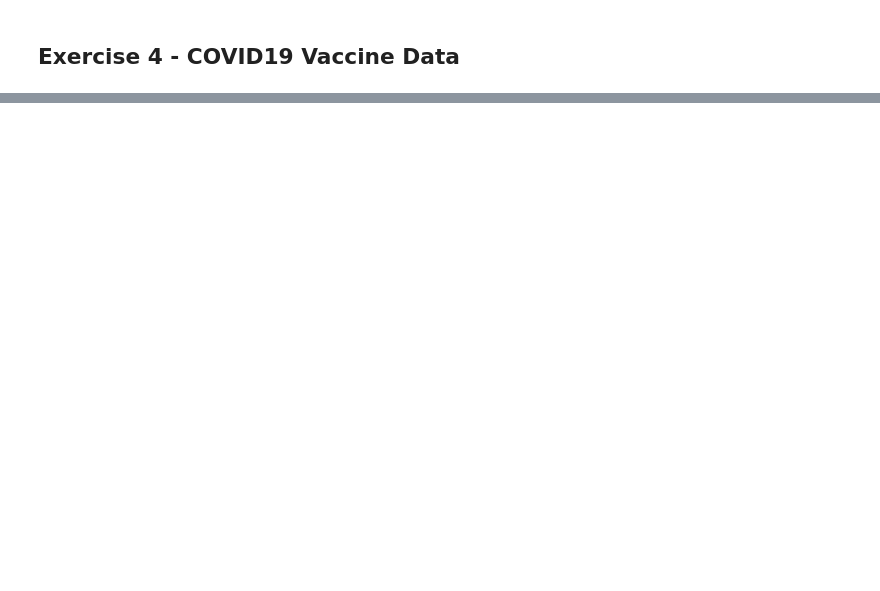
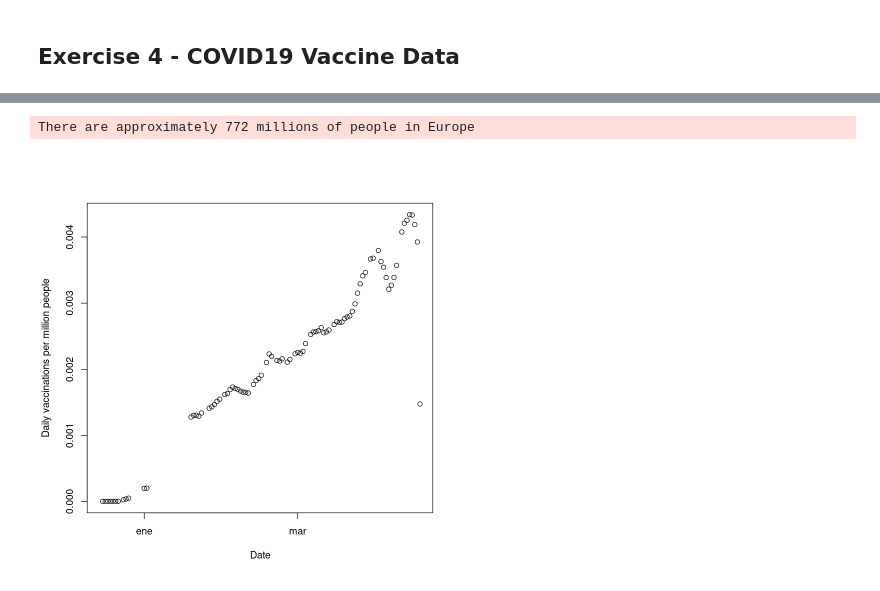
Before and after one commit to eigen-carmona/AdvStats, a Jupyter notebook: lab1/Solutions.ipynb, the cells around one changed output, grey strips where cells are left out. Drawn from its saved outputs; the diff is of its cells as text; code cells hidden in the pictures; blank space fills up the shorter version.

```diff
--- a/lab1/Solutions.ipynb
+++ b/lab1/Solutions.ipynb
@@ -438,0 +417,17 @@ A spec_tbl_df: 109 × 12
+# %%
+# The total number of people in europe (in millions of people) can be estimated as,
+# the sum of daily_vaccinations/daily_vaccinations_per_million over all countries in a date (this date is not necessarily the same).
+# For simplicity, we sum this quantity for each date, and take the maximum value resulting from this quotient.
+for_agg <- drop_na(europe_vax)
+n_europeans <- max(aggregate(for_agg[,8]/for_agg[,12], by = list(for_agg$date), sum)$daily_vaccinations)
+message('There are approximately ', round(n_europeans,0), ' millions of people in Europe')
+n_europeans <- n_europeans*1000000
+# %% [output]
+There are approximately 772 millions of people in Europe
+# %%
+# Now we can plot how many people have been vaccinated daily per million people in all of Europe:
+daily_vax <- aggregate(europe_vax$daily_vaccinations/n_europeans, by = list(europe_vax$date), sum)
+names(daily_vax) <- c('Date', 'Daily vaccinations per million people')
+plot(daily_vax)
+# %% [output]
+[figure, added]
```
Also changed, not shown: parts of 14 cells of this notebook.
